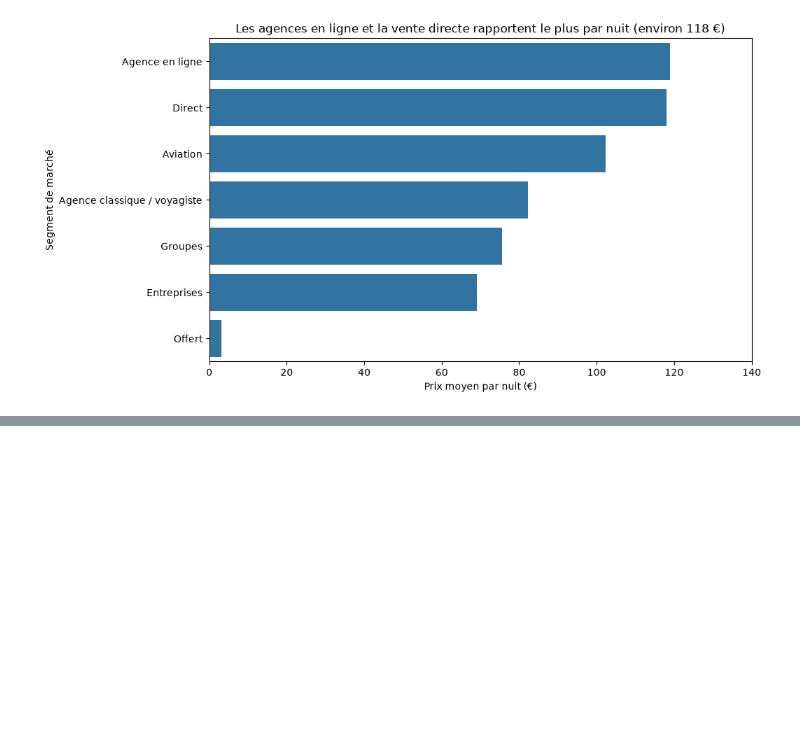
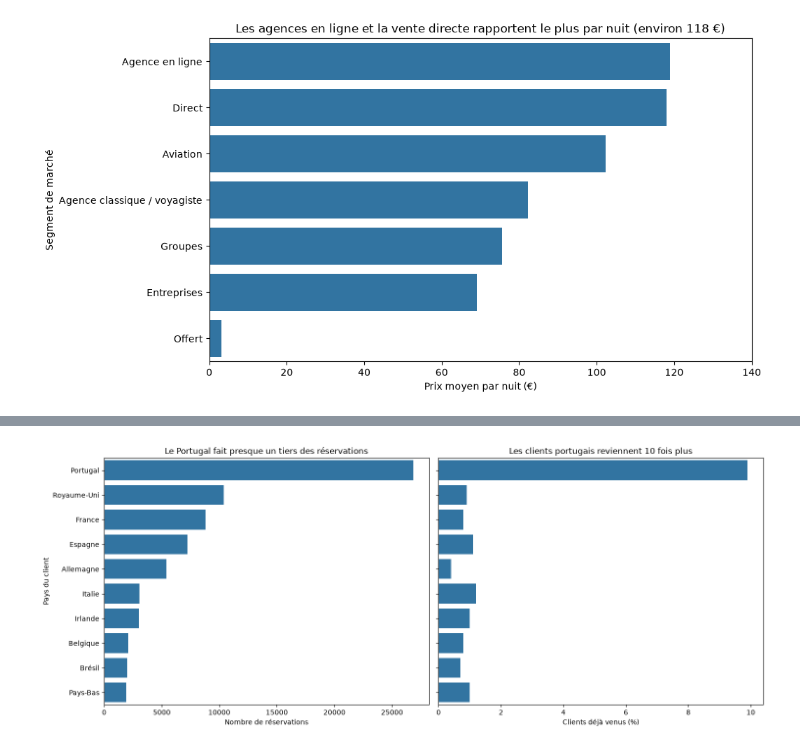
Before and after one commit to cissebambi451-eng/projet-analyse, a Jupyter notebook: notebooks/03_analyse.ipynb, the cells around one changed output, grey strips where cells are left out. Saved outputs shown, nothing was run; the diff lists cells and outputs as text; code cells hidden in the pictures; blank space fills up the shorter version.

```diff
--- a/notebooks/03_analyse.ipynb
+++ b/notebooks/03_analyse.ipynb
@@ -250,3 +250,6 @@ On calcule le prix moyen par nuit (`adr`) de chaque segment de marché (canal pa
 ![Prix moyen par nuit selon le segment de marché](../figures/q4_prix_segment.png)
 
 **Conclusion Q4 :** les agences en ligne (118,9 €) et la vente directe (118,1 €) rapportent le plus par nuit, avec un écart de moins de 1 € entre elles. Les agences en ligne pèsent beaucoup plus : 51 281 réservations (59 % du total), contre 11 651 en direct. Les entreprises (69,1 €) sont le segment payant le moins cher, et le segment « offert » (3,1 €) correspond à des nuits quasi gratuites. **Limite :** le segment Aviation ne compte que 222 réservations, son prix moyen (102,4 €) est donc moins fiable.
+# %%
+top_pays = hotel["country"].value_counts().head(10)
+print(top_pays)
@@ -252,0 +269,5 @@ On calcule le prix moyen par nuit (`adr`) de chaque segment de marché (canal pa
+# %%
+liste_top_pays = top_pays.index
+hotel_top_pays = hotel[hotel["country"].isin(liste_top_pays)]
+fidelite_par_pays = hotel_top_pays.groupby("country")["is_repeated_guest"].mean() * 100
+print(fidelite_par_pays.round(1).sort_values(ascending=False))
@@ -252,0 +287,8 @@ On calcule le prix moyen par nuit (`adr`) de chaque segment de marché (canal pa
+# %%
+resume_pays = pd.DataFrame({
+    "reservations": top_pays,
+    "fidelite_pct": fidelite_par_pays.round(1),
+}).reset_index()
+
+print(resume_pays)
+print(resume_pays.shape)
@@ -252,0 +308,11 @@ On calcule le prix moyen par nuit (`adr`) de chaque segment de marché (canal pa
+# %%
+correspondance_pays= pd.DataFrame({
+    "country": ["PRT", "GBR", "FRA", "ESP", "DEU", "ITA", "IRL", "BEL", "BRA", "NLD", "USA", "CHN"],
+    "nom_pays": ["Portugal", "Royaume-Uni", "France", "Espagne", "Allemagne", "Italie", "Irlande",
+                 "Belgique", "Brésil", "Pays-Bas", "États-Unis", "Chine"],
+    "continent": ["Europe", "Europe", "Europe", "Europe", "Europe", "Europe", "Europe",
+                  "Europe", "Amérique du Sud", "Europe", "Amérique du Nord", "Asie"],
+})
+resume_pays_complet = resume_pays.merge(correspondance_pays , on="country" , how="left")
+print(resume_pays_complet.shape)
+print(resume_pays_complet)
@@ -252,0 +332,20 @@ On calcule le prix moyen par nuit (`adr`) de chaque segment de marché (canal pa
+# %%
+
+resume_trie = resume_pays_complet.sort_values("reservations", ascending=False)
+
+fig, (ax1, ax2) = plt.subplots(1, 2, figsize=(15, 6), sharey=True)
+
+sns.barplot(x=resume_trie["reservations"], y=resume_trie["nom_pays"], ax=ax1)
+ax1.set_title("Le Portugal fait presque un tiers des réservations")
+ax1.set_xlabel("Nombre de réservations")
+ax1.set_ylabel("Pays du client")
+
+sns.barplot(x=resume_trie["fidelite_pct"], y=resume_trie["nom_pays"], ax=ax2)
+ax2.set_title("Les clients portugais reviennent 10 fois plus")
+ax2.set_xlabel("Clients déjà venus (%)")
+
+fig.tight_layout()
+fig.savefig("../figures/q5_pays_fidelite.png", dpi=150, bbox_inches="tight")
+plt.show()
+# %% [output]
+[figure, added]
```
Also changed, not shown: parts of 5 cells of this notebook, 1 other file.
